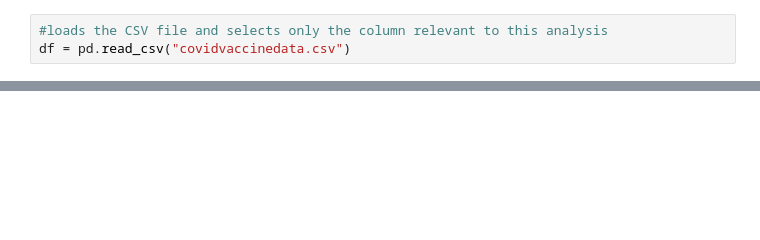
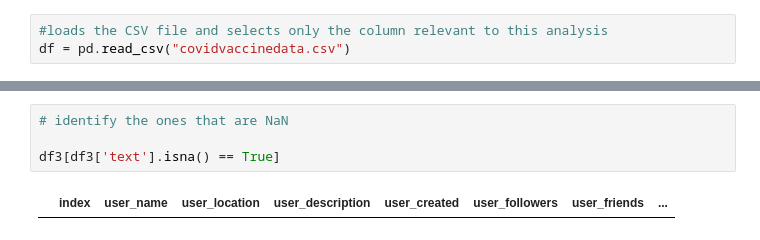
Before and after one commit to brettmw92/Covid-Vaccine-Hashtagged-Tweets, a Jupyter notebook: Twitter Text Cleaning.ipynb, the cells around one changed output, grey strips where cells are left out. Saved outputs shown, nothing was run; the diff lists cells and outputs as text; blank space fills up the shorter version.

```diff
--- a/Twitter Text Cleaning.ipynb
+++ b/Twitter Text Cleaning.ipynb
@@ -18,0 +31,6 @@ df.head()
+# %%
+# identify the ones that are NaN
+
+df3[df3['text'].isna() == True]
+# %% [output]
+|  | index | user_name | user_location | user_description | user_created | user_followers | user_friends | ... |
```
Also changed, not shown: parts of 8 cells of this notebook, 2 other files.
